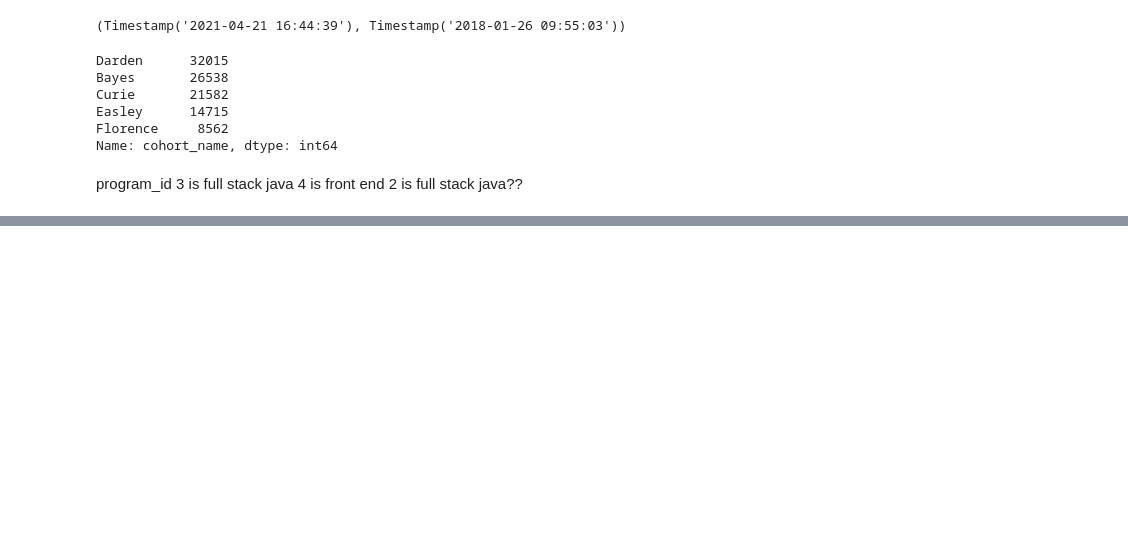
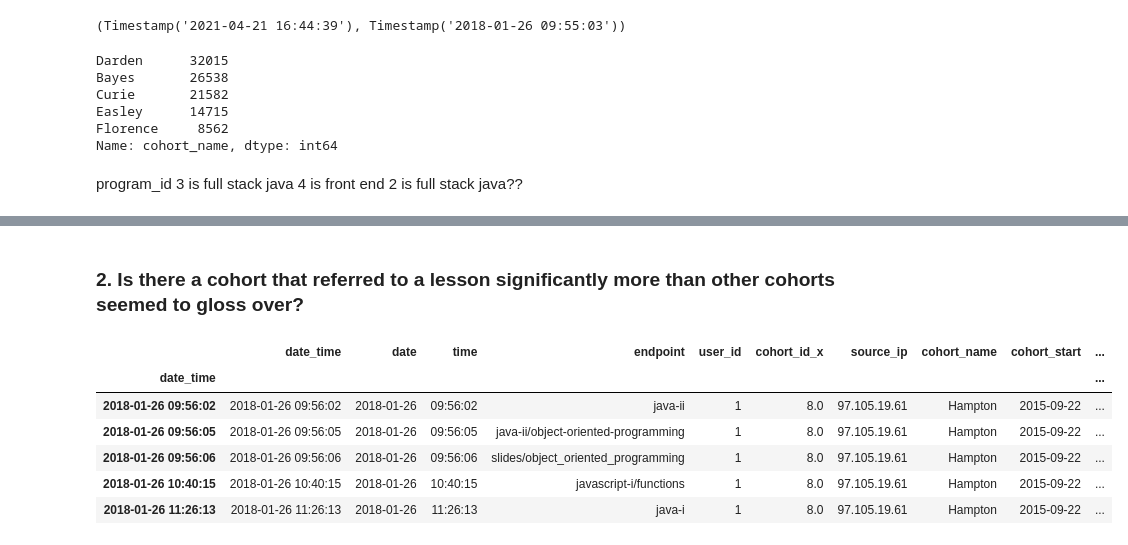
Before and after one commit to Codeup-Board-Advisory/board-slide-research, a Jupyter notebook: working_notebooks/bc_explore.ipynb, the cells around one changed output, grey strips where cells are left out. Cells and saved outputs as stored; diff of their text form; code cells hidden in the pictures; blank space fills up the shorter version.

```diff
--- a/working_notebooks/bc_explore.ipynb
+++ b/working_notebooks/bc_explore.ipynb
@@ -74,0 +244,12 @@ Name: endpoint, dtype: object
+# %% [markdown]
+### 2. Is there a cohort that referred to a lesson significantly more than other cohorts seemed to gloss over?
+# %%
+temp.head()
+# %% [output]
+|  | date_time | date | time | endpoint | user_id | cohort_id_x | source_ip | cohort_name | cohort_start | ... |
+| date_time |  |  |  |  |  |  |  |  |  | ... |
+| 2018-01-26 09:56:02 | 2018-01-26 09:56:02 | 2018-01-26 | 09:56:02 | java-ii | 1 | 8.0 | 97.105.19.61 | Hampton | 2015-09-22 | ... |
+| 2018-01-26 09:56:05 | 2018-01-26 09:56:05 | 2018-01-26 | 09:56:05 | java-ii/object-oriented-programming | 1 | 8.0 | 97.105.19.61 | Hampton | 2015-09-22 | ... |
+| 2018-01-26 09:56:06 | 2018-01-26 09:56:06 | 2018-01-26 | 09:56:06 | slides/object_oriented_programming | 1 | 8.0 | 97.105.19.61 | Hampton | 2015-09-22 | ... |
+| 2018-01-26 10:40:15 | 2018-01-26 10:40:15 | 2018-01-26 | 10:40:15 | javascript-i/functions | 1 | 8.0 | 97.105.19.61 | Hampton | 2015-09-22 | ... |
+| 2018-01-26 11:26:13 | 2018-01-26 11:26:13 | 2018-01-26 | 11:26:13 | java-i | 1 | 8.0 | 97.105.19.61 | Hampton | 2015-09-22 | ... |
```
Also changed, not shown: parts of 23 cells of this notebook, 2 other files.
